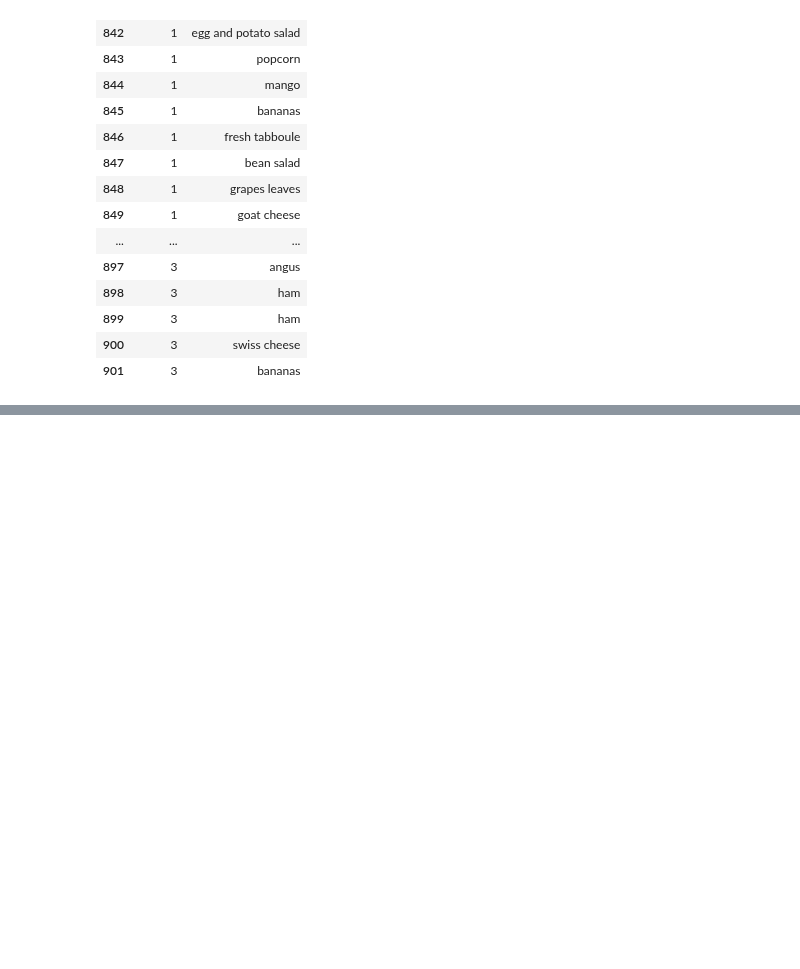
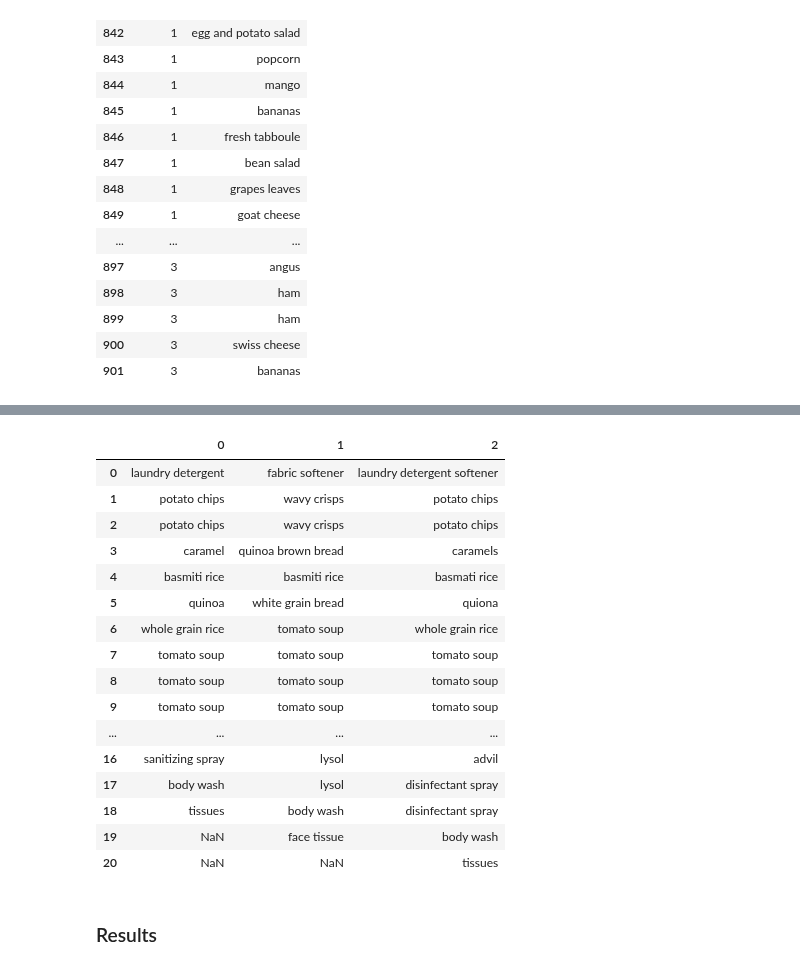
Before and after one commit to jjailer/grocery-receipt-data-cleaning, a Jupyter notebook: Scripts/preprocess_merge.ipynb, the cells around one changed output, grey strips where cells are left out. Saved outputs shown, nothing was run; the diff lists cells and outputs as text; code cells hidden in the pictures; blank space fills up the shorter version.

```diff
--- a/Scripts/preprocess_merge.ipynb
+++ b/Scripts/preprocess_merge.ipynb
@@ -259,0 +287,3 @@ dfs[1].loc[880:901, 'Receipt'] = 4
+# %%
+dfs[1].loc[(dfs[1].ID == 135) & (dfs[1].Session == 2) & (dfs[1].Receipt == 6) & (dfs[1].Item == 'quino brown bread'), 'Item'] = 'quinoa brown bread'
+dfs[1].loc[(dfs[1].ID == 135) & (dfs[1].Session == 2) & (dfs[1].Receipt == 6) & (dfs[1].Item == 'sweetner'), 'Item'] = 'sweetener'
@@ -259,0 +330,22 @@ dfs[1].loc[880:901, 'Receipt'] = 4
+# %%
+# ID: 135, Session: 2, Receipt: 6, Div: 8! [1, 2, 3, 5, 15, 16, 17, 18]
+pd.concat([df.loc[(df.ID == 135) & (df.Session == 2) & (df.Receipt == 6), 'Item'].reset_index(drop=True) for df in dfs],
+          axis=1, ignore_index=True)
+# %% [output]
+|  | 0 | 1 | 2 |
+| 0 | laundry detergent | fabric softener | laundry detergent softener |
+| 1 | potato chips | wavy crisps | potato chips |
+| 2 | potato chips | wavy crisps | potato chips |
+| 3 | caramel | quinoa brown bread | caramels |
+| 4 | basmiti rice | basmiti rice | basmati rice |
+| 5 | quinoa | white grain bread | quiona |
+| 6 | whole grain rice | tomato soup | whole grain rice |
+| 7 | tomato soup | tomato soup | tomato soup |
+| 8 | tomato soup | tomato soup | tomato soup |
+| 9 | tomato soup | tomato soup | tomato soup |
+| ... | ... | ... | ... |
+| 16 | sanitizing spray | lysol | advil |
+| 17 | body wash | lysol | disinfectant spray |
+| 18 | tissues | body wash | disinfectant spray |
+| 19 | NaN | face tissue | body wash |
+| 20 | NaN | NaN | tissues |
@@ -260,3 +354,5 @@ dfs[1].loc[880:901, 'Receipt'] = 4
+# %% [markdown]
+### Results
 # %%
 for df in dfs:
     df.info()
```
Also changed, not shown: parts of 36 cells of this notebook.
